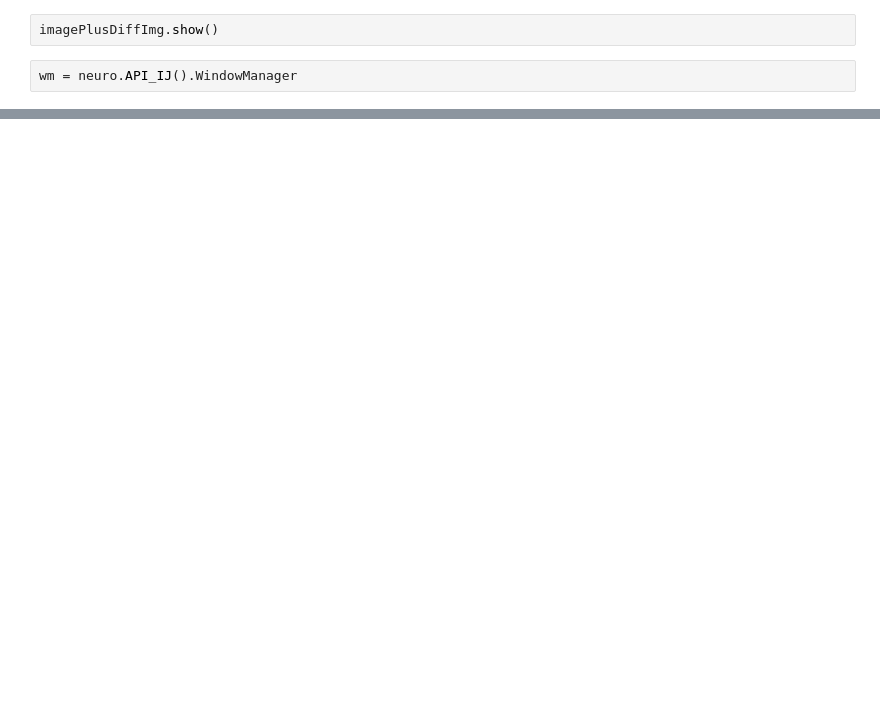
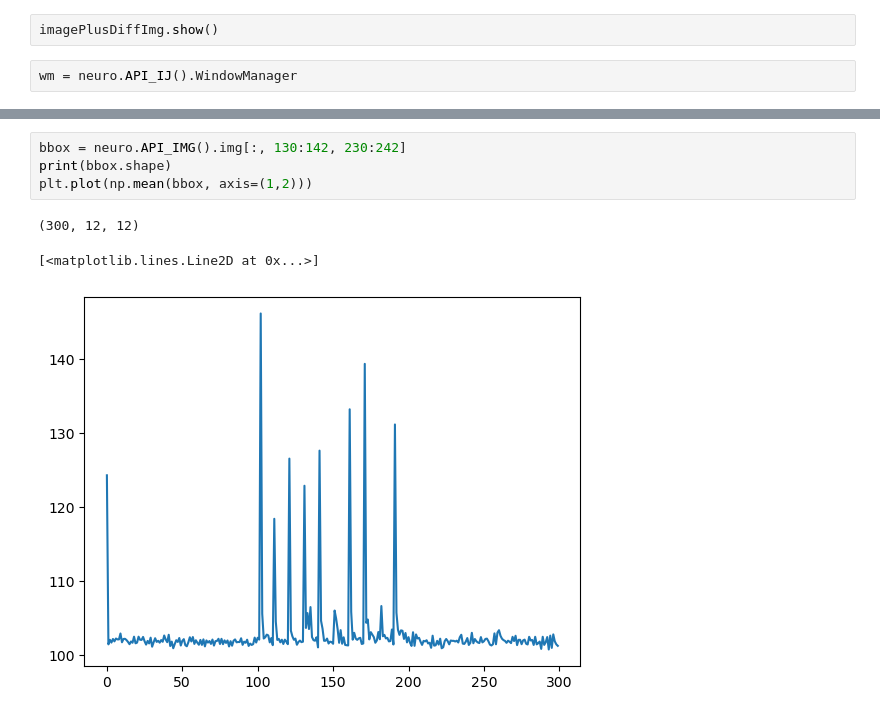
Before and after one commit to andreasmz/neurotorch, a Jupyter notebook: dev/notebooks/devNotebook1.ipynb, the cells around one changed output, grey strips where cells are left out. Saved outputs shown, nothing was run; the diff lists cells and outputs as text; blank space fills up the shorter version.

Commit message:
Neurotorch v0.2

```diff
--- a/dev/notebooks/devNotebook1.ipynb
+++ b/dev/notebooks/devNotebook1.ipynb
@@ -25,0 +96,8 @@ wm = neuro.API_IJ().WindowManager
+# %%
+bbox = neuro.API_IMG().img[:, 130:142, 230:242]
+print(bbox.shape)
+plt.plot(np.mean(bbox, axis=(1,2)))
+# %% [output]
+(300, 12, 12)
+[<matplotlib.lines.Line2D at 0x...>]
+[figure, added]
```
Also changed, not shown: parts of 23 cells of this notebook, 8 other files.
